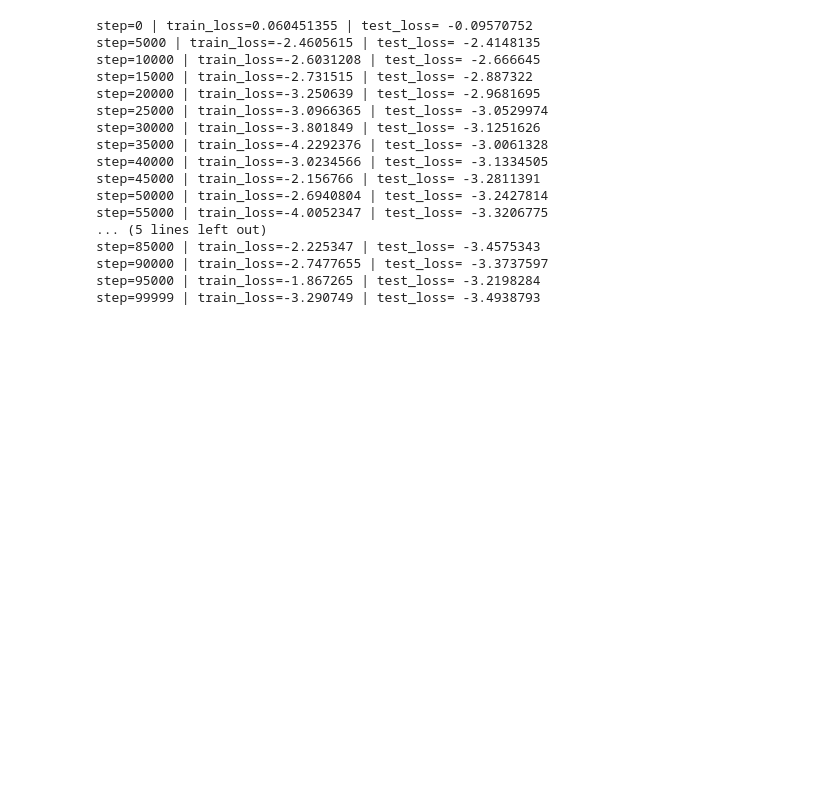
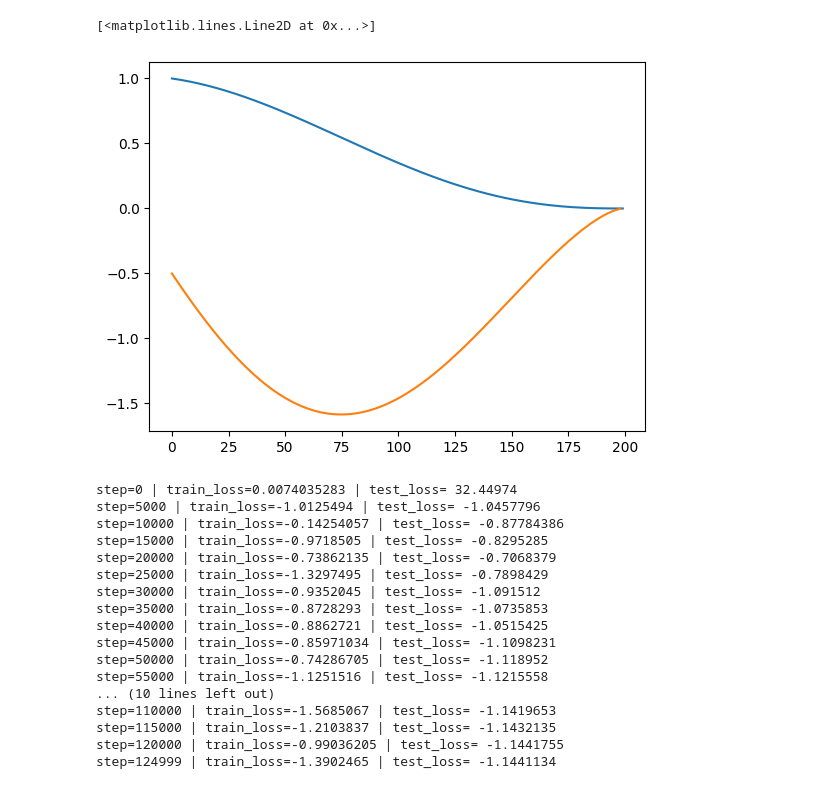
Before and after one commit to AHsu98/StoKAAsticInterpolants, a Jupyter notebook: NameExample.ipynb, the cells around one changed output. Cells and saved outputs as stored; diff of their text form; code cells hidden in the pictures; blank space fills up the shorter version.

```diff
--- a/NameExample.ipynb
+++ b/NameExample.ipynb
@@ -37,4 +48,16 @@ plt.scatter(jingwei[:,0],jingwei[:,1])
 # %%
 reference_samples = bamdad
 target_samples = jingwei
+# %%
+def f(t):
+    return (jnp.cos(t*jnp.pi)+1)/2
+
+
+ft = jax.vmap(jax.grad(f))
+
+plt.plot(f(jnp.linspace(0,1,200)))
+plt.plot(ft(jnp.linspace(0,1,200)))
+# %% [output]
+[<matplotlib.lines.Line2D at 0x...>]
+[figure, added]
 # %%
@@ -67,10 +103,21 @@ test_factory = testloader_factory(batch_size,jax.random.PRNGKey(32498130),data_c
 # %%
-b_optim = optax.nadamw(4e-4)
+scheduler = optax.piecewise_constant_schedule(
+    1e-3,
+    {
+        10000:0.5,
+        30000:0.5,
+        60000:0.2,
+        80000:0.2,
+        100000:0.5
+    }
+)
+
+b_optim = optax.nadamw(scheduler)
 
 b_model,b_loss_history = train_model(
   model = b_model,
   optim = b_optim,
-  steps = 100000,
+  steps = 125000,
   train_loader = train_loader,
   testloader_factory = test_factory,
   loss_fun = loss_b,
@@ -78,20 +125,20 @@ b_model,b_loss_history = train_model(
   num_testloader_batches = 100,
 )
 # %% [output]
-step=0 | train_loss=0.060451355 | test_loss= -0.09570752
-step=5000 | train_loss=-2.4605615 | test_loss= -2.4148135
-step=10000 | train_loss=-2.6031208 | test_loss= -2.666645
-step=15000 | train_loss=-2.731515 | test_loss= -2.887322
-step=20000 | train_loss=-3.250639 | test_loss= -2.9681695
-step=25000 | train_loss=-3.0966365 | test_loss= -3.0529974
-step=30000 | train_loss=-3.801849 | test_loss= -3.1251626
-step=35000 | train_loss=-4.2292376 | test_loss= -3.0061328
-step=40000 | train_loss=-3.0234566 | test_loss= -3.1334505
-step=45000 | train_loss=-2.156766 | test_loss= -3.2811391
-step=50000 | train_loss=-2.6940804 | test_loss= -3.2427814
-step=55000 | train_loss=-4.0052347 | test_loss= -3.3206775
-... (5 lines left out)
-step=85000 | train_loss=-2.225347 | test_loss= -3.4575343
-step=90000 | train_loss=-2.7477655 | test_loss= -3.3737597
-step=95000 | train_loss=-1.867265 | test_loss= -3.2198284
-step=99999 | train_loss=-3.290749 | test_loss= -3.4938793
+step=0 | train_loss=0.0074035283 | test_loss= 32.44974
+step=5000 | train_loss=-1.0125494 | test_loss= -1.0457796
+step=10000 | train_loss=-0.14254057 | test_loss= -0.87784386
+step=15000 | train_loss=-0.9718505 | test_loss= -0.8295285
+step=20000 | train_loss=-0.73862135 | test_loss= -0.7068379
+step=25000 | train_loss=-1.3297495 | test_loss= -0.7898429
+step=30000 | train_loss=-0.9352045 | test_loss= -1.091512
+step=35000 | train_loss=-0.8728293 | test_loss= -1.0735853
+step=40000 | train_loss=-0.8862721 | test_loss= -1.0515425
+step=45000 | train_loss=-0.85971034 | test_loss= -1.1098231
+step=50000 | train_loss=-0.74286705 | test_loss= -1.118952
+step=55000 | train_loss=-1.1251516 | test_loss= -1.1215558
+... (10 lines left out)
+step=110000 | train_loss=-1.5685067 | test_loss= -1.1419653
+step=115000 | train_loss=-1.2103837 | test_loss= -1.1432135
+step=120000 | train_loss=-0.99036205 | test_loss= -1.1441755
+step=124999 | train_loss=-1.3902465 | test_loss= -1.1441134
```
Also changed, not shown: parts of 19 cells of this notebook, 4 other files.
